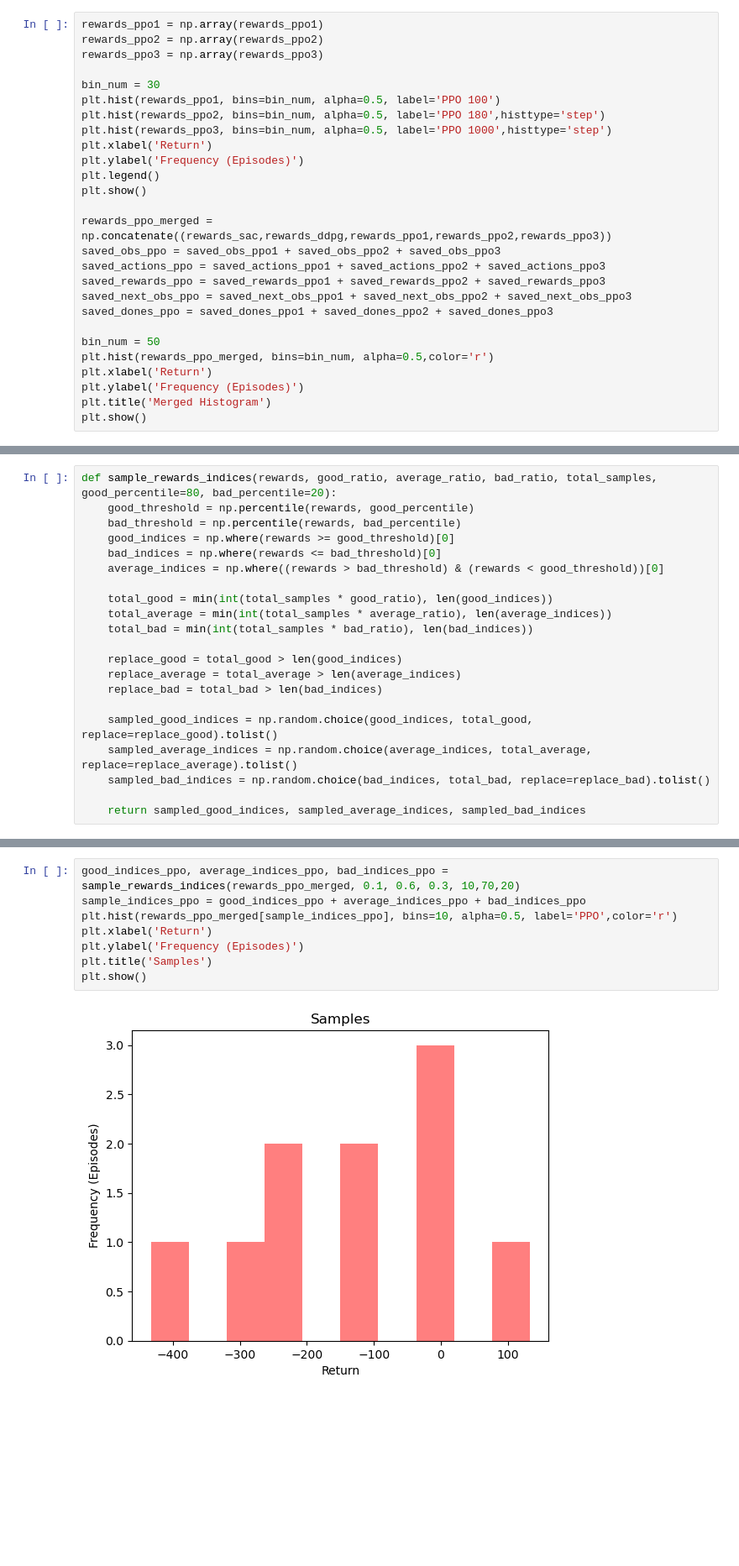
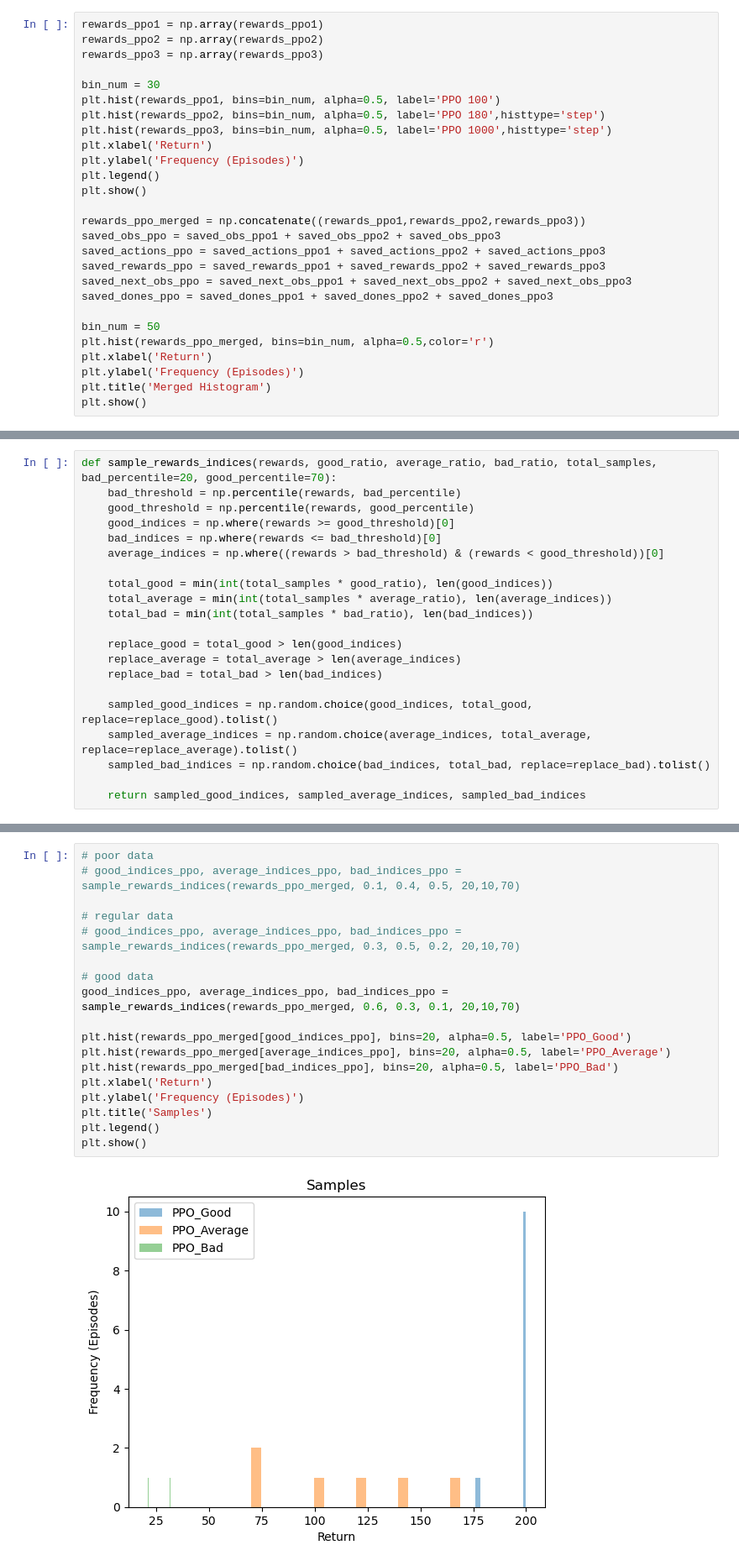
Before and after one commit to RanZhu1989/RL_PlayGround, a Jupyter notebook: Offline_RL/Make_Dataset.ipynb, the cells around one changed output, grey strips where cells are left out. Shown: that part at 84% size. Saved outputs shown, nothing was run; the diff lists cells and outputs as text; blank space fills up the shorter version.

```diff
--- a/Offline_RL/Make_Dataset.ipynb
+++ b/Offline_RL/Make_Dataset.ipynb
@@ -210,7 +217,7 @@ plt.ylabel('Frequency (Episodes)')
 plt.legend()
 plt.show()
 
-rewards_ppo_merged = np.concatenate((rewards_sac,rewards_ddpg,rewards_ppo1,rewards_ppo2,rewards_ppo3))
+rewards_ppo_merged = np.concatenate((rewards_ppo1,rewards_ppo2,rewards_ppo3))
 saved_obs_ppo = saved_obs_ppo1 + saved_obs_ppo2 + saved_obs_ppo3
 saved_actions_ppo = saved_actions_ppo1 + saved_actions_ppo2 + saved_actions_ppo3
 saved_rewards_ppo = saved_rewards_ppo1 + saved_rewards_ppo2 + saved_rewards_ppo3
@@ -229,7 +236,7 @@ plt.show()
 # %%
-def sample_rewards_indices(rewards, good_ratio, average_ratio, bad_ratio, total_samples, good_percentile=80, bad_percentile=20):
+def sample_rewards_indices(rewards, good_ratio, average_ratio, bad_ratio, total_samples, bad_percentile=20, good_percentile=70):
+    bad_threshold = np.percentile(rewards, bad_percentile)
     good_threshold = np.percentile(rewards, good_percentile)
-    bad_threshold = np.percentile(rewards, bad_percentile)
     good_indices = np.where(rewards >= good_threshold)[0]
     bad_indices = np.where(rewards <= bad_threshold)[0]
     average_indices = np.where((rewards > bad_threshold) & (rewards < good_threshold))[0]
@@ -266,13 +298,23 @@ plt.show()
 # %%
-good_indices_ppo, average_indices_ppo, bad_indices_ppo = sample_rewards_indices(rewards_ppo_merged, 0.1, 0.6, 0.3, 10,70,20)
-sample_indices_ppo = good_indices_ppo + average_indices_ppo + bad_indices_ppo
-plt.hist(rewards_ppo_merged[sample_indices_ppo], bins=10, alpha=0.5, label='PPO',color='r')
+# poor data
+# good_indices_ppo, average_indices_ppo, bad_indices_ppo = sample_rewards_indices(rewards_ppo_merged, 0.1, 0.4, 0.5, 20,10,70)
+
+# regular data
+# good_indices_ppo, average_indices_ppo, bad_indices_ppo = sample_rewards_indices(rewards_ppo_merged, 0.3, 0.5, 0.2, 20,10,70)
+
+# good data
+good_indices_ppo, average_indices_ppo, bad_indices_ppo = sample_rewards_indices(rewards_ppo_merged, 0.6, 0.3, 0.1, 20,10,70)
+
+plt.hist(rewards_ppo_merged[good_indices_ppo], bins=20, alpha=0.5, label='PPO_Good')
+plt.hist(rewards_ppo_merged[average_indices_ppo], bins=20, alpha=0.5, label='PPO_Average')
+plt.hist(rewards_ppo_merged[bad_indices_ppo], bins=20, alpha=0.5, label='PPO_Bad')
 plt.xlabel('Return')
 plt.ylabel('Frequency (Episodes)')
 plt.title('Samples')
+plt.legend()
 plt.show()
 # %% [output]
-[figure, old version]
+[figure, new version]
 # %%
 def save_as_buffer(saved_obs, saved_actions, saved_rewards, saved_next_states, saved_dones, buffer_capacity, filename):
     buffer = Buffer(buffer_capacity)
```
Also changed, not shown: parts of 8 cells of this notebook, 14 other files.
